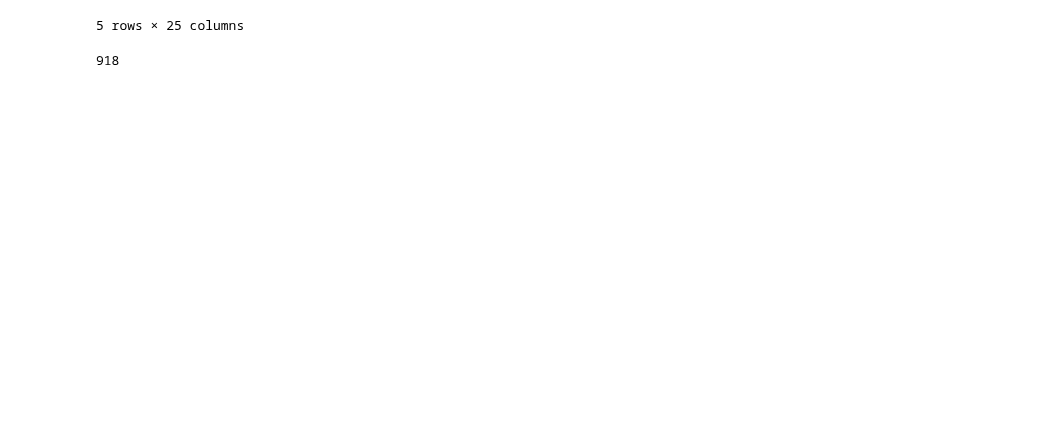
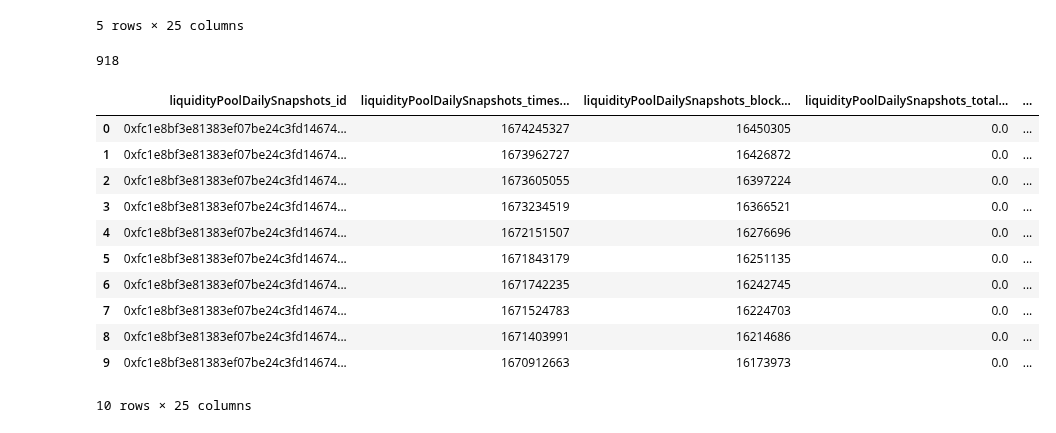
Before and after one commit to EdgeCaser/EconohmetricsOld, a Jupyter notebook: poolPuller.ipynb, the cells around one changed output. Saved outputs shown, nothing was run; the diff lists cells and outputs as text; code cells hidden in the pictures; blank space fills up the shorter version.

```diff
--- a/Pooler.ipynb
+++ b/poolPuller.ipynb
@@ -16,6 +14,9 @@ sg = Subgrounds()
+# %%
+sg = Subgrounds()
+apiKey = file = input('API Key, please')
 # %%
 ##SUSHISWAP POOLS
-sushi7 = sg.load_api('https://gateway.thegraph.com/api/b0299a6e1895566f98d87e0711fa24ca/subgraphs/id/7h1x51fyT5KigAhXd8sdE3kzzxQDJxxz1y66LTFiC3mS')
+sushi7 = sg.load_api('https://gateway.thegraph.com/api/'+apiKey+'/subgraphs/id/7h1x51fyT5KigAhXd8sdE3kzzxQDJxxz1y66LTFiC3mS')
 listLength=1000
 trigger=0
 pool_list = pd.DataFrame()
@@ -118,7 +119,7 @@ while listLength>999:
 ticker:  2  - records collected:  18  - token:  2023-01-19 00:33:59  - pool list length:  1018  - record from:  1674238127
 # %%
 ##BALANCER POOLS
-balancer = sg.load_api('https://gateway.thegraph.com/api/b0299a6e1895566f98d87e0711fa24ca/subgraphs/id/Ei5typKWPepPSgqkaKf3p5bPhgJesnu1RuRpyt69Pcrx')
+balancer = sg.load_api('https://gateway.thegraph.com/api/'+apiKey+'/subgraphs/id/Ei5typKWPepPSgqkaKf3p5bPhgJesnu1RuRpyt69Pcrx')
 listLength=1000
 trigger=0
 pool_list = pd.DataFrame()
@@ -223,7 +224,7 @@ print("ticker: ", ticker," - records collected: ", listLength, " - token: ",valu
 ticker:  1  - records collected:  788  - token:  2023-01-19 00:33:59  - pool list length:  788  - record from:  1674238127
 # %%
 ##UNISWAP POOLS
-uniswap = sg.load_api('https://gateway.thegraph.com/api/b0299a6e1895566f98d87e0711fa24ca/subgraphs/id/ELUcwgpm14LKPLrBRuVvPvNKHQ9HvwmtKgKSH6123cr7')
+uniswap = sg.load_api('https://gateway.thegraph.com/api/'+apiKey+'/subgraphs/id/ELUcwgpm14LKPLrBRuVvPvNKHQ9HvwmtKgKSH6123cr7')
 listLength=1000
 trigger=0
 pool_list = pd.DataFrame()
@@ -368,4 +473,19 @@ uniswap_pool_datadb.head(5)
 print(len(uniswap_pool_datadb))
 # %% [output]
 918
+# %%
+curve_pool_datadb.head(10)
+# %% [output]
+|  | liquidityPoolDailySnapshots_id | liquidityPoolDailySnapshots_times... | liquidityPoolDailySnapshots_block... | liquidityPoolDailySnapshots_total... | ... |
+| 0 | 0xfc1e8bf3e81383ef07be24c3fd14674... | 1674245327 | 16450305 | 0.0 | ... |
+| 1 | 0xfc1e8bf3e81383ef07be24c3fd14674... | 1673962727 | 16426872 | 0.0 | ... |
+| 2 | 0xfc1e8bf3e81383ef07be24c3fd14674... | 1673605055 | 16397224 | 0.0 | ... |
+| 3 | 0xfc1e8bf3e81383ef07be24c3fd14674... | 1673234519 | 16366521 | 0.0 | ... |
+| 4 | 0xfc1e8bf3e81383ef07be24c3fd14674... | 1672151507 | 16276696 | 0.0 | ... |
+| 5 | 0xfc1e8bf3e81383ef07be24c3fd14674... | 1671843179 | 16251135 | 0.0 | ... |
+| 6 | 0xfc1e8bf3e81383ef07be24c3fd14674... | 1671742235 | 16242745 | 0.0 | ... |
+| 7 | 0xfc1e8bf3e81383ef07be24c3fd14674... | 1671524783 | 16224703 | 0.0 | ... |
+| 8 | 0xfc1e8bf3e81383ef07be24c3fd14674... | 1671403991 | 16214686 | 0.0 | ... |
+| 9 | 0xfc1e8bf3e81383ef07be24c3fd14674... | 1670912663 | 16173973 | 0.0 | ... |
+10 rows × 25 columns
 # %%
```
Also changed, not shown: parts of 7 cells of this notebook, 3 other files.
